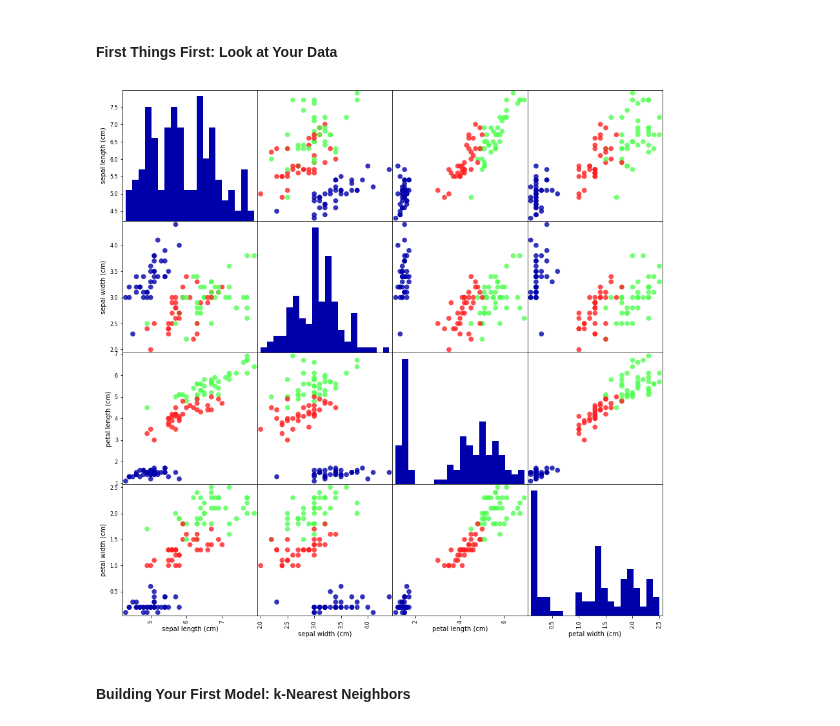
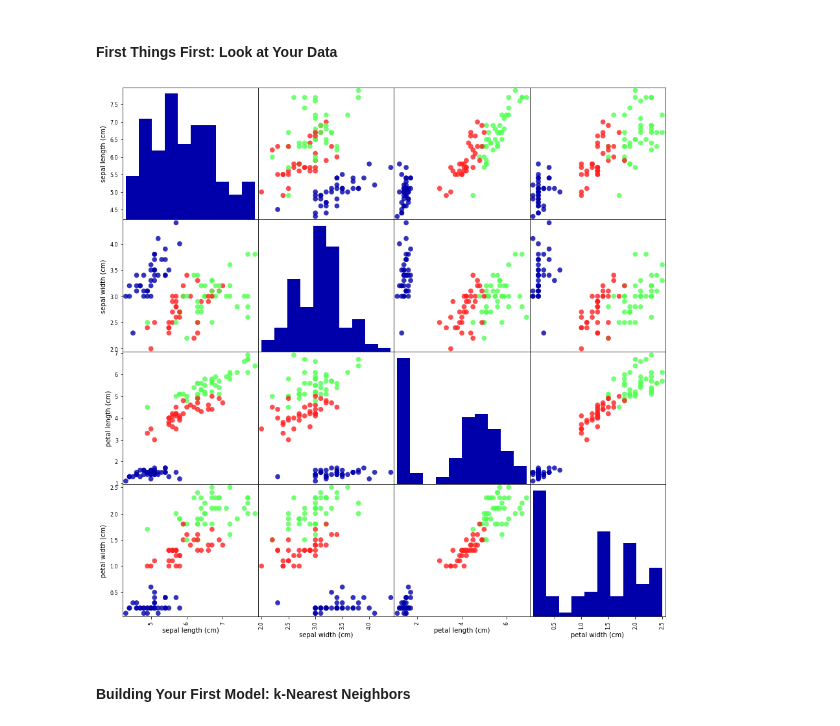
Before and after one commit to AndreyKurdyubov/introduction_to_ml_with_python, a Jupyter notebook: 01-introduction.ipynb, the cells around one changed output. Cells and saved outputs as stored; diff of their text form; code cells hidden in the pictures.

```diff
--- a/01-introduction.ipynb
+++ b/01-introduction.ipynb
@@ -310,13 +335,13 @@ y_test shape: (38,)
 # %%
 # create dataframe from data in X_train
 # label the columns using the strings in iris_dataset.feature_names
 iris_dataframe = pd.DataFrame(X_train, columns=iris_dataset.feature_names)
 # create a scatter matrix from the dataframe, color by y_train
 pd.plotting.scatter_matrix(iris_dataframe, c=y_train, figsize=(15, 15),
-                           marker='o', hist_kwds={'bins': 20}, s=60,
+                           marker='o', hist_kwds={'bins': 10}, s=60,
                            alpha=.8, cmap=mglearn.cm3);
 # %% [output]
-[figure, old version]
+[figure, new version]
 # %% [markdown]
 #### Building Your First Model: k-Nearest Neighbors
 # %%
```
Also changed, not shown: parts of 7 cells of this notebook.
